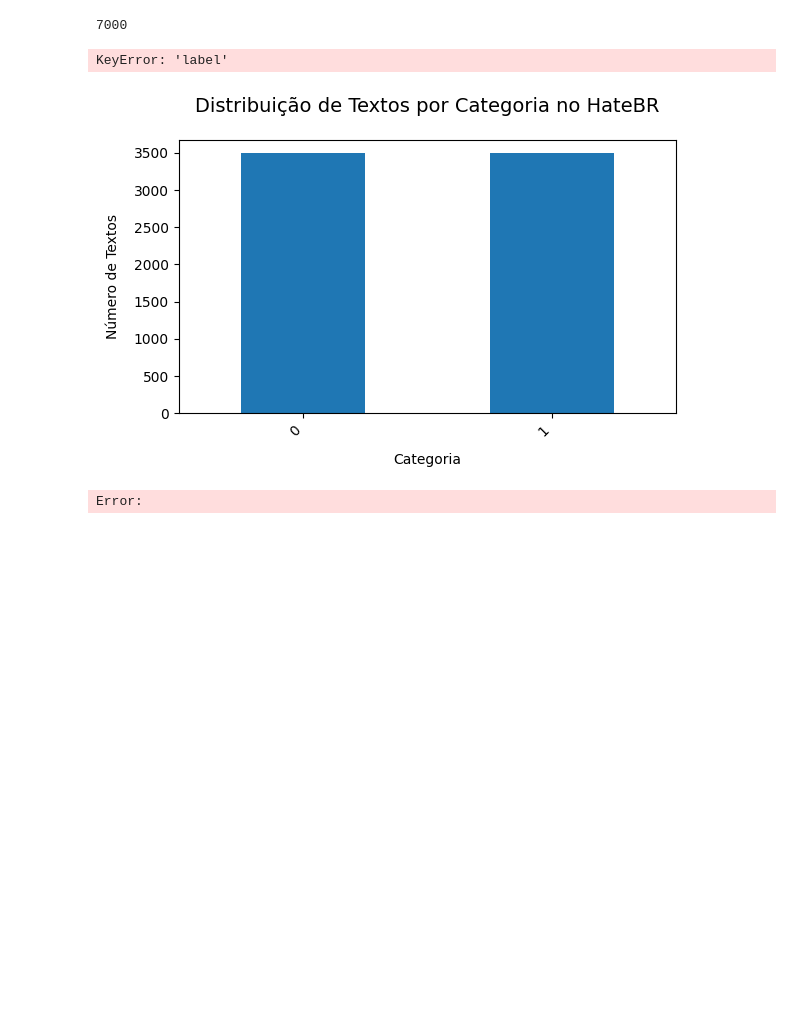
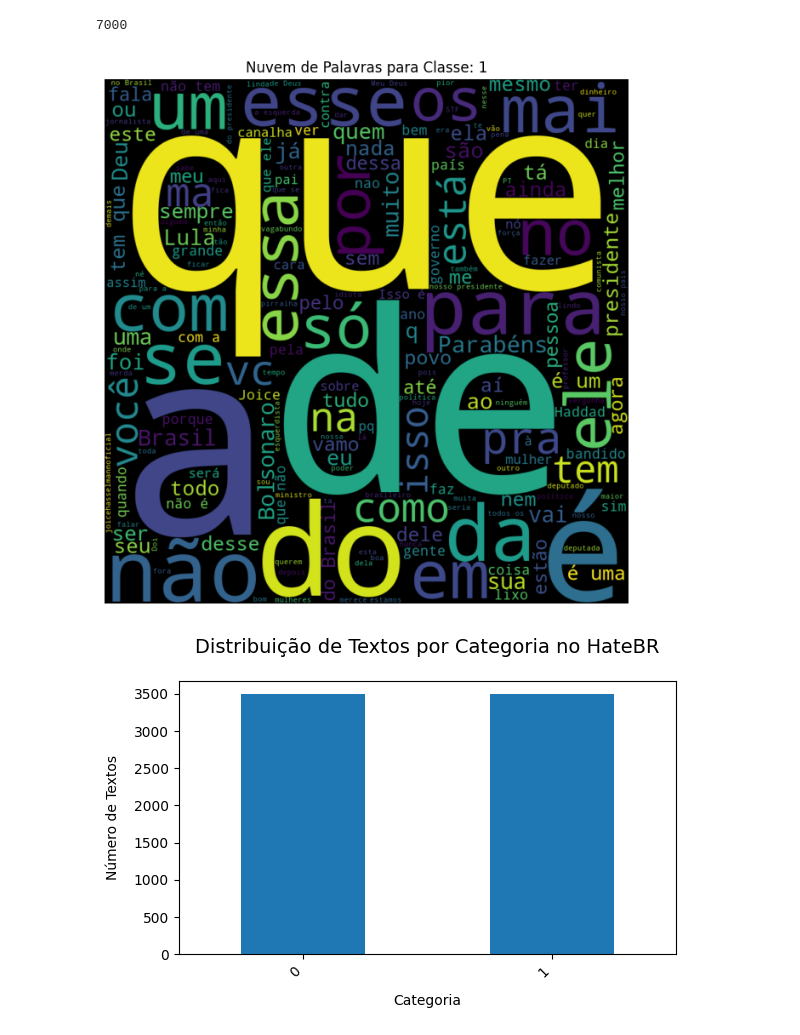
Before and after one commit to Matias-Andrade-Matheus/TCC-Disurso-de-Odio, a Jupyter notebook: códigos/testes_tutorial.ipynb, the cells around one changed output. Drawn from its saved outputs; the diff is of its cells as text; code cells hidden in the pictures; blank space fills up the shorter version.

```diff
--- a/códigos/testes_tutorial.ipynb
+++ b/códigos/testes_tutorial.ipynb
@@ -218,33 +218,33 @@ len(pandas.read_csv(dataset)[text_])
 # %%
 # 2.2.1. Data Exploration & Visualization (Word Cloud)[80%]
 import pandas as pd
 import re
 from sklearn.model_selection import train_test_split
 
-classes = df['label'].unique()
+classes = df['label_final'].unique()
 random_class = classes[randrange(len(classes))]
 
 #class_text = ' '.join(df[df['label_final'] == random_class]['comentario'])
-class_text = ' '.join(df['text'])
+class_text = ' '.join(df['comentario'])
 
 # Gerar a nuvem de palavras
 wordcloud = WordCloud(width=800, height=800,
                          background_color='black',
                          stopwords="portuguese",
                          collocations=True).generate(class_text)
 
 # Plotar
 plt.figure(figsize=(8, 8))
 plt.imshow(wordcloud, interpolation='bilinear')
 plt.axis('off')
 plt.title(f'Nuvem de Palavras para Classe: {random_class}')
 plt.show()
 # %% [output]
-KeyError: 'label'
+[figure, added]
 # %%
 # 2.2.2. Visualisation (Visualizing word count balance in bar chart) [99%]
 
-category_column = 'label'
+category_column = 'label_final'
 
 # Criando o gráfico
 plt.figure(figsize=(6, 4))
@@ -265,7 +265,6 @@ plt.tight_layout()
 plt.show()
 # %% [output]
 [figure]
-Error:
 # %%
 # 3. TF-IDF Vectorizer
 tfidf_vectorizer = TfidfVectorizer(min_df=5, ngram_range=(1, 2))
```
Also changed, not shown: parts of 5 cells of this notebook.
